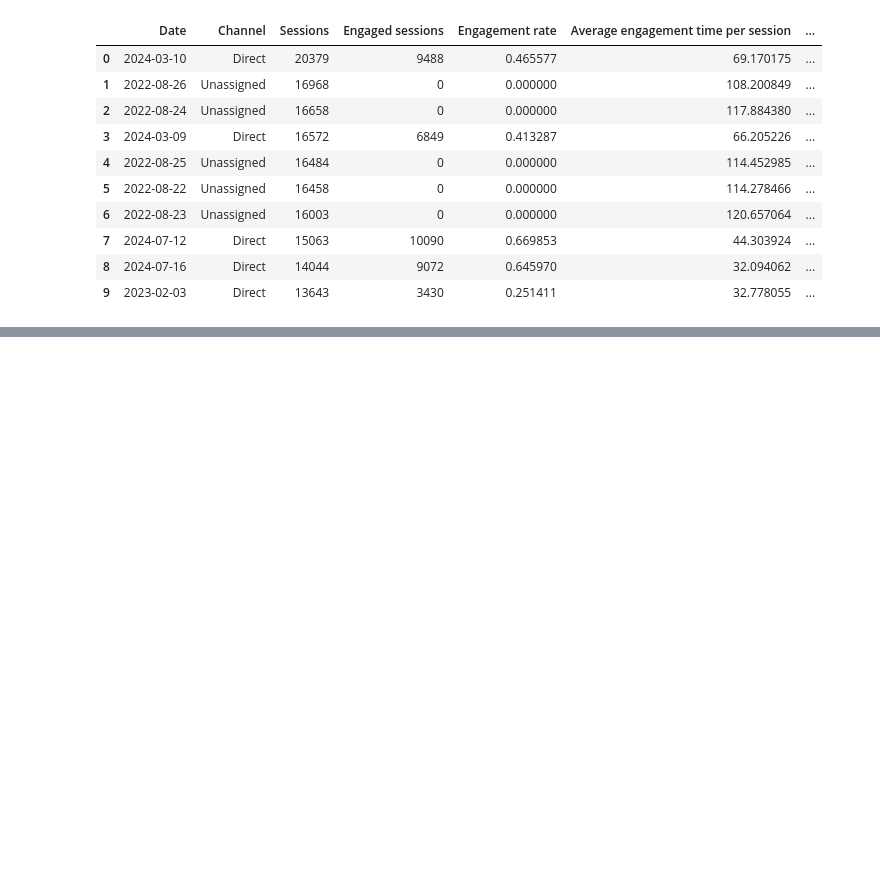
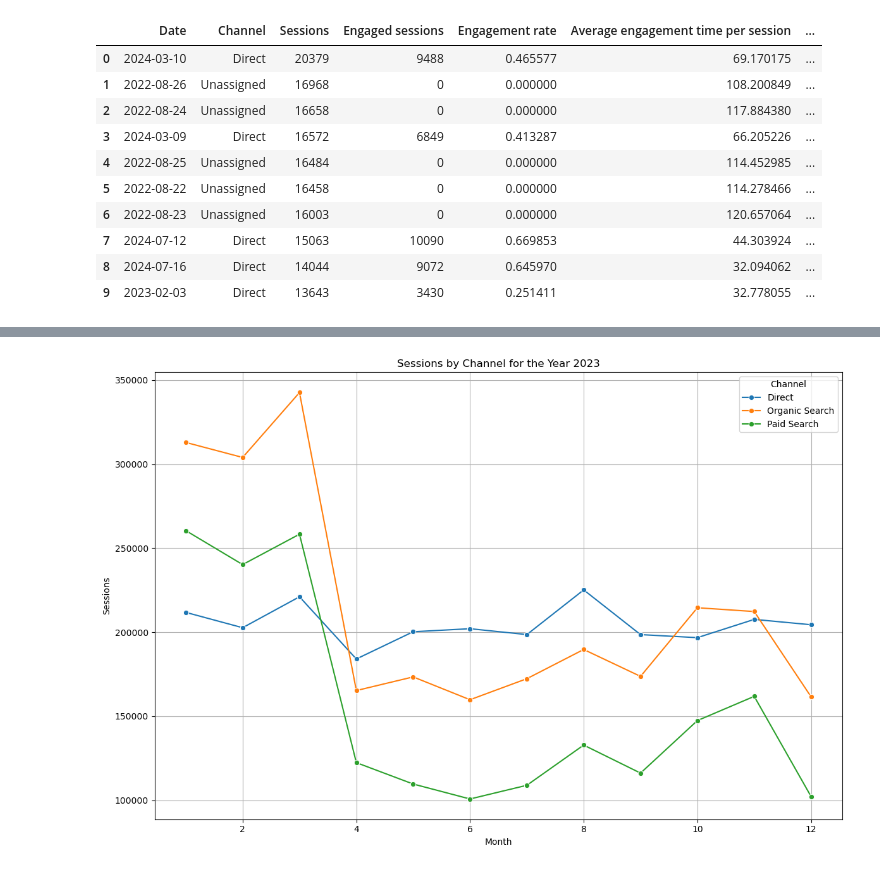
Before and after one commit to AdebolaShelby/ad-impact-analysis, a Jupyter notebook: ad-impact-analysis-cleaning.ipynb, the cells around one changed output, grey strips where cells are left out. Saved outputs shown, nothing was run; the diff lists cells and outputs as text; code cells hidden in the pictures; blank space fills up the shorter version.

Commit message:
updated sessions analysis by channel

```diff
--- a/ad-impact-analysis-cleaning.ipynb
+++ b/ad-impact-analysis-cleaning.ipynb
@@ -311,3 +366,22 @@ aggregated_ga4_df.head(10)
 | 328 | Paid Shopping | 2022 | 5 | 947 | 573 | 0.607895 | 95.274728 | ... |
 | 36 | Direct | 2022 | 6 | 114188 | 57617 | 0.514760 | 83.334001 | ... |
 | 134 | Organic Search | 2022 | 6 | 148130 | 102576 | 0.692626 | 125.380595 | ... |
+# %%
+# change the month column to the name of the month
+aggregated_ga4_df['Month'] = aggregated_ga4_df['Month'].replace({
+    1: 'January',
+    2: 'February',
+    3: 'March',
+    4: 'April',
+    5: 'May',
+    6: 'June',
+    7: 'July',
+    8: 'August',
+    9: 'September',
+    10: 'October',
+    11: 'November',
+    12: 'December'
+})
+
+# Display the first 10 rows of the dataframe
+aggregated_ga4_df.head(10)
@@ -313,0 +403,25 @@ aggregated_ga4_df.head(10)
+# %%
+# plot sessions for organic search, direct and paid search for the year 2023 and 2024
+import matplotlib.pyplot as plt
+import seaborn as sns
+# Filter the dataframe for the year 2023
+ga4_2023_df = aggregated_ga4_df[aggregated_ga4_df['Year'] == 2023]
+
+# Filter the dataframe for the channels 'Organic Search', 'Direct', and 'Paid Search'
+ga4_2023_df = ga4_2023_df[ga4_2023_df['Channel'].isin(['Organic Search', 'Direct', 'Paid Search'])]
+
+# Display the first 10 rows of the dataframe
+ga4_2023_df.head(10)
+
+# Plot the sessions for the channels 'Organic Search', 'Direct', and 'Paid Search' for the year 2023
+plt.figure(figsize=(12, 8))
+sns.lineplot(data=ga4_2023_df, x='Month', y='Sessions', hue='Channel', marker='o')
+plt.title('Sessions by Channel for the Year 2023')
+plt.xlabel('Month')
+plt.ylabel('Sessions')
+plt.grid()
+plt.legend(title='Channel')
+plt.tight_layout()
+plt.show()
+# %% [output]
+[figure, added]
```
Also changed, not shown: parts of 6 cells of this notebook, 1 other file.
